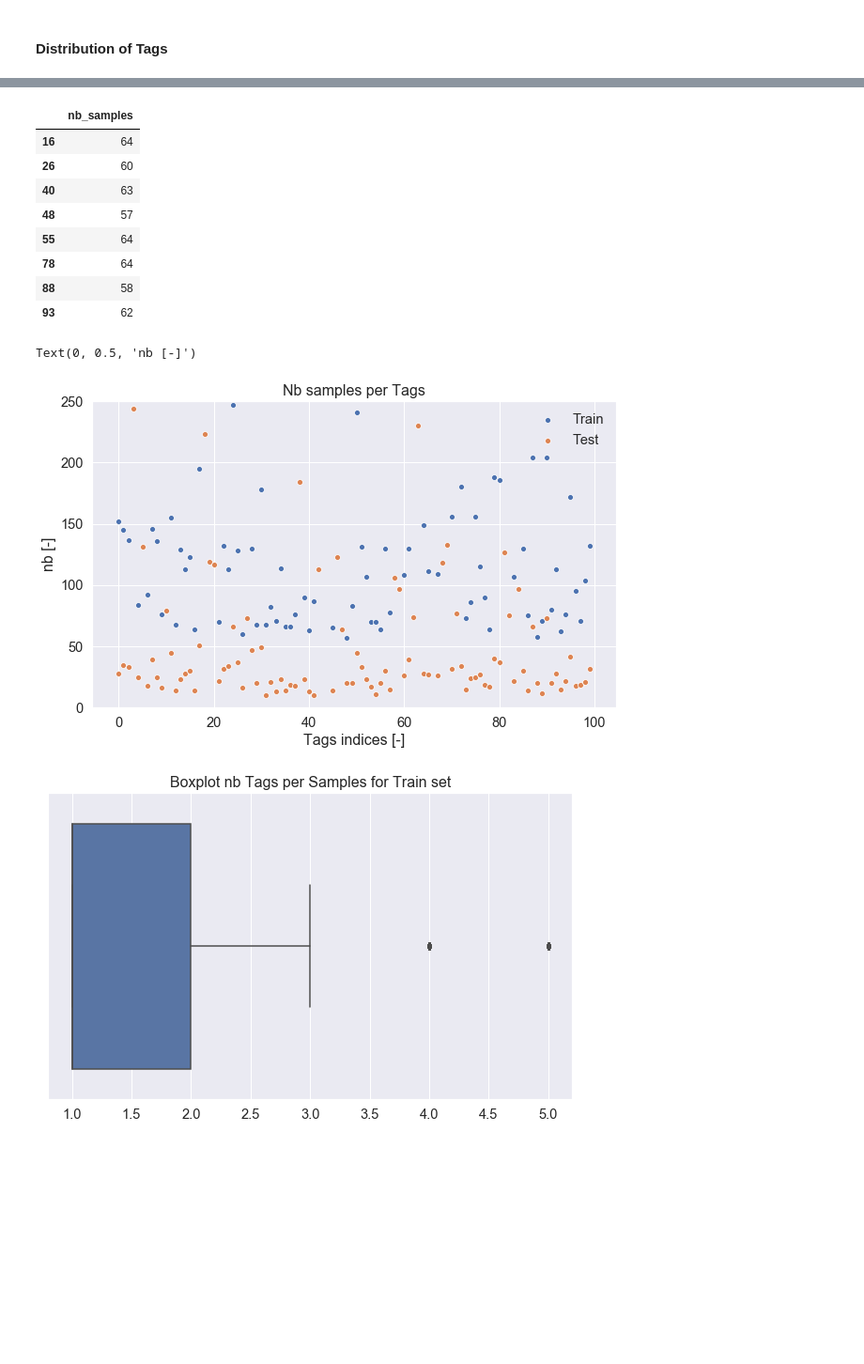
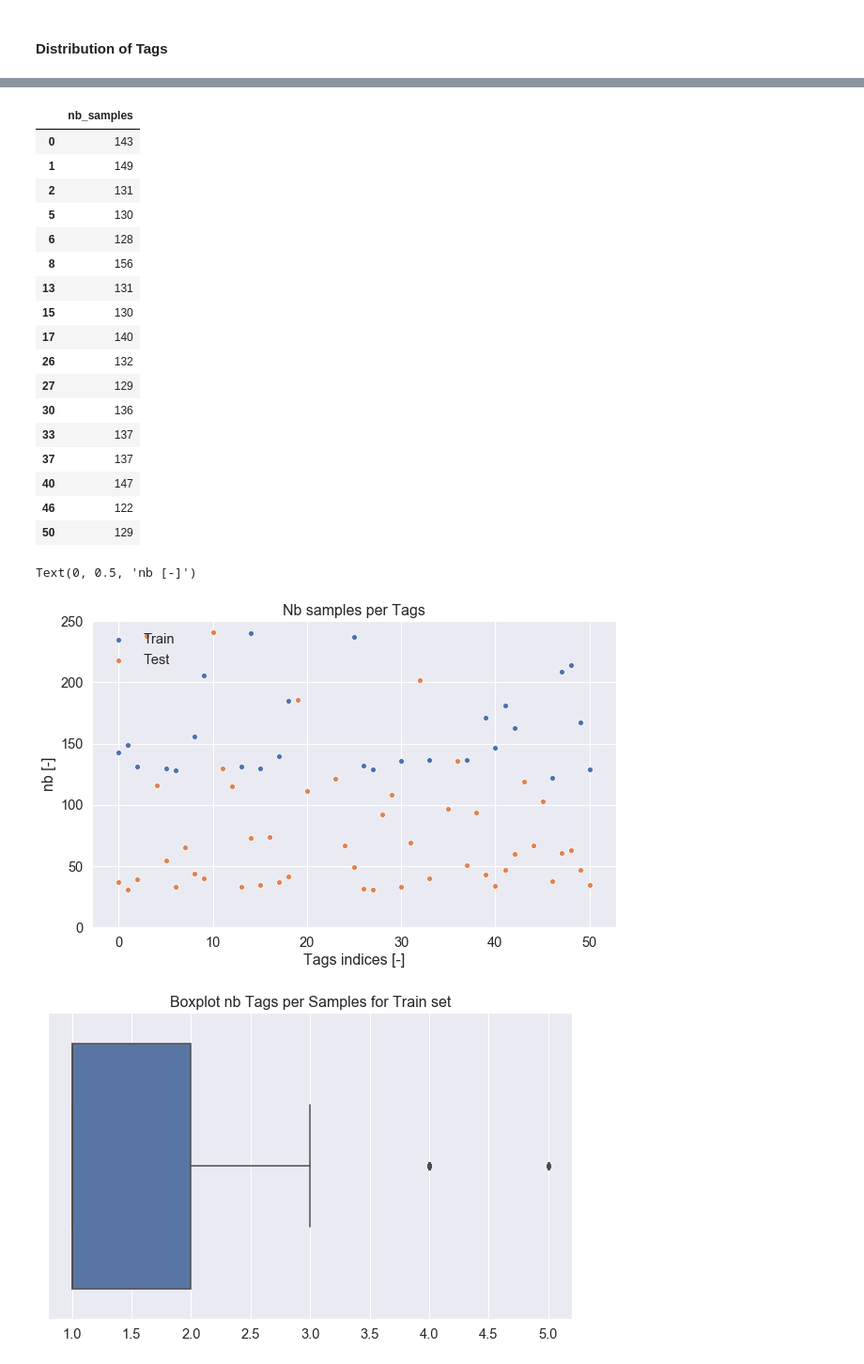
Before and after one commit to jeugregg/Stack-Overflow-tagger, a Jupyter notebook: 01_OC_IML_Project_5_explorations.ipynb, the cells around one changed output, grey strips where cells are left out. Shown at 94% size. Saved outputs shown, nothing was run; the diff lists cells and outputs as text; code cells hidden in the pictures; blank space fills up the shorter version.

```diff
--- a/01_OC_IML_Project_5_explorations.ipynb
+++ b/01_OC_IML_Project_5_explorations.ipynb
@@ -4049,3 +4184,8 @@ df_mdl_sup_1.filter(items=["Tag_0","Tag_1","Tag_2","Tag_3", "Tag_4"]).head()
 | 12 | sql | db2 | crosstab | NaN | NaN |
 # %% [markdown]
 ##### For output to predict, extract only most used Tags
+# %%
+list_tags_most_used = list_list_most_used[0]
+col_flag = "flag_most_Tagged_160"
+
+len(list_tags_most_used)
@@ -4053,14 +4195,18 @@ df_mdl_sup_1.filter(items=["Tag_0","Tag_1","Tag_2","Tag_3", "Tag_4"]).head()
 # create list of list of Tags to be able to encode multi label outputs
 print('\nFor train set...')
 list_list_tags_train = \
-    create_tags_list_of_list(df_mdl_sup_1[df_mdl_sup_1.Train == True]["Tags"],
-                            list_tags_most_used=list_tags_most_used)
+    create_tags_list_of_list(df_mdl_sup_1[(df_mdl_sup_1.Train == True) & \
+        df_mdl_sup_1[col_flag] == True]\
+        ["Tags"], list_tags_most_used=list_tags_most_used)
+
 print(list_list_tags_train[:10])
 
 print('\nFor test set...')
 list_list_tags_test = \
-    create_tags_list_of_list(df_mdl_sup_1[df_mdl_sup_1.Train == False]["Tags"],
-                            list_tags_most_used=list_tags_most_used)
+    create_tags_list_of_list(df_mdl_sup_1[(df_mdl_sup_1.Train == False) & \
+        df_mdl_sup_1[col_flag] == True]\
+        ["Tags"], list_tags_most_used=list_tags_most_used)
+
 print(list_list_tags_test[:10])
 # %% [output]
 For train set...
@@ -4166,15 +4320,24 @@ ax.set_ylabel("Tags id [-]");
 # %%
-df_count[df_count["nb_samples"] <65]
+df_count[df_count["nb_samples"] < 160]
 # %% [output]
 |  | nb_samples |
-| 16 | 64 |
-| 26 | 60 |
-| 40 | 63 |
-| 48 | 57 |
-| 55 | 64 |
-| 78 | 64 |
-| 88 | 58 |
-| 93 | 62 |
+| 0 | 143 |
+| 1 | 149 |
+| 2 | 131 |
+| 5 | 130 |
+| 6 | 128 |
+| 8 | 156 |
+| 13 | 131 |
+| 15 | 130 |
+| 17 | 140 |
+| 26 | 132 |
+| 27 | 129 |
+| 30 | 136 |
+| 33 | 137 |
+| 37 | 137 |
+| 40 | 147 |
+| 46 | 122 |
+| 50 | 129 |
 # %%
 fig = plt.figure(figsize=(10, 6))
 plt.title("Nb samples per Tags")
@@ -4186,7 +4349,7 @@ ax1.set_ylim([0,250])
 ax.set_ylabel('nb [-]')
 # %% [output]
 Text(0, 0.5, 'nb [-]')
-[figure, old version]
+[figure, new version]
 # %%
 fig = plt.figure(figsize=(10, 6))
 plt.title("Boxplot nb Tags per Samples for Train set")
```
Also changed, not shown: parts of 91 cells of this notebook.
